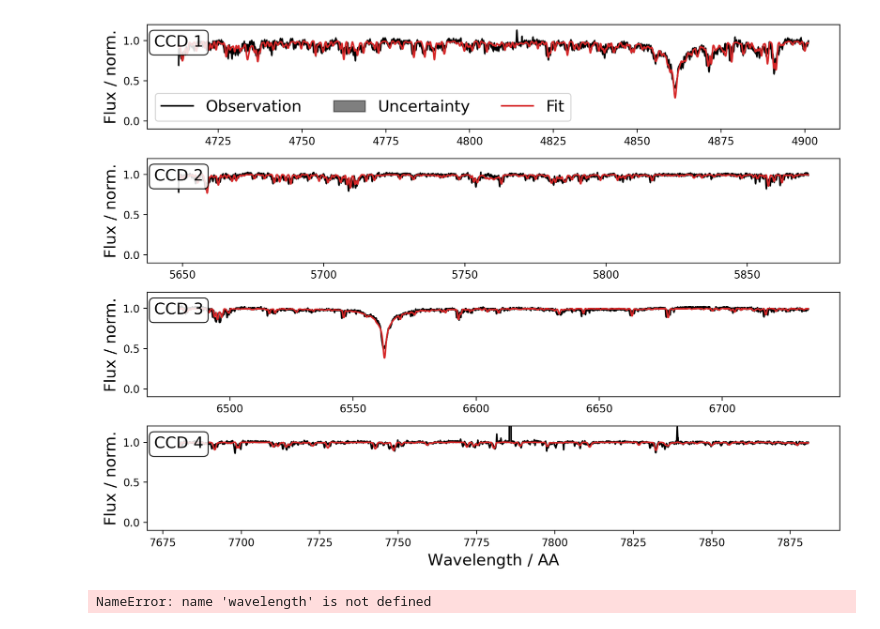
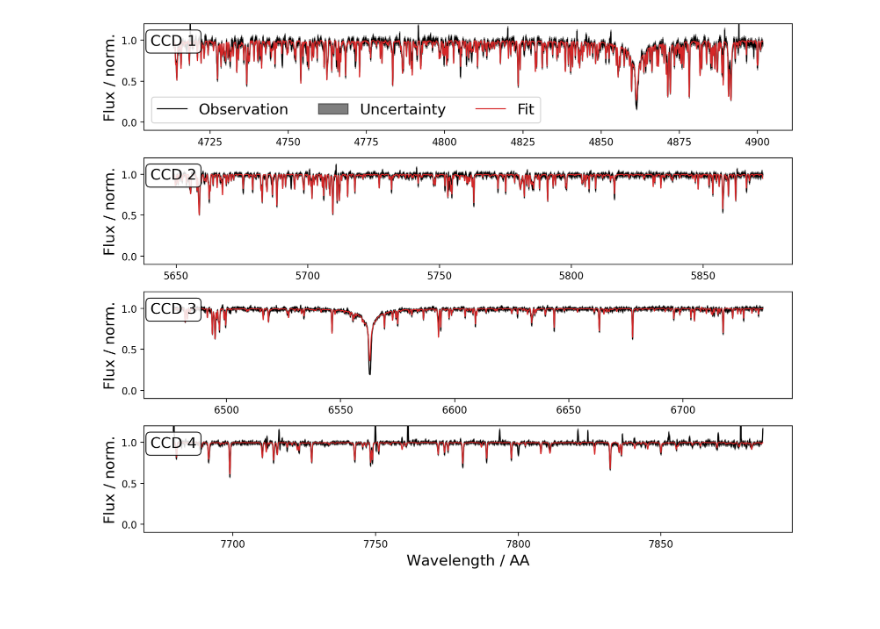
Before and after one commit to Rhianna2/Rhianna_ASTR3005, a Jupyter notebook: plot_spectra.ipynb, the cells around one changed output. Cells and saved outputs as stored; diff of their text form; code cells hidden in the pictures.

```diff
--- a/plot_spectra.ipynb
+++ b/plot_spectra.ipynb
@@ -45,7 +45,7 @@ def plot_spectrum(sobject_id, setup='allstar'):
         return
 
     # Create subplots
-    fig, gs = plt.subplots(4, 1, figsize=(10, 7.5), sharey=True)
+    fig, gs = plt.subplots(4, 1, figsize=(10, 8), sharey=True)
 
     for ccd in range(1, 5):
         ax = gs[ccd - 1]
@@ -62,67 +62,34 @@ def plot_spectrum(sobject_id, setup='allstar'):
         wavelength_in_ccd = (wavelength > ccd_start) & (wavelength < ccd_end)
 
         # Plot observed spectrum
         ax.plot(wavelength[wavelength_in_ccd], flux_observed[wavelength_in_ccd],
-                c='k', label='Observation')
+                c='k', label='Observation', linewidth=1 )
 
         # Overplot uncertainty region of obseration
         ax.fill_between(
             wavelength[wavelength_in_ccd],
             flux_observed[wavelength_in_ccd]-flux_uncertainty_observed[wavelength_in_ccd],
             flux_observed[wavelength_in_ccd]+flux_uncertainty_observed[wavelength_in_ccd],
             color = 'k', alpha=0.5, label='Uncertainty'
         )
 
         # Overplot model spectrum
         ax.plot(wavelength[wavelength_in_ccd], flux_model[wavelength_in_ccd],
-                c='C3', label='Fit')
+                c='C3', label='Fit', linewidth=1)
 
         # Setting legend for the first CCD only
         if ccd == 1:
             ax.legend(fontsize=15,ncol=3)
 
     # Set y-limits to focus on the relevant part of the spectrum
     ax.set_ylim(-0.1, 1.2)
 
     plt.tight_layout()
     save_path = f'plots/{sobject_id}_{setup}_spectrum.pdf'
     plt.savefig(save_path, dpi=200, bbox_inches='tight')
     plt.show()
 
 # Example usage
-plot_spectrum(170506006401384)
+plot_spectrum(140111002601042)
 # %% [output]
-[figure, old version]
+[figure, new version]
-# %%
-from astropy.timeseries import LombScargle
-import numpy as np
-
-def calculate_rotational_period(wavelength, flux_observed, time_series):
-    """
-    Calculate the rotational period from spectra using Lomb-Scargle periodogram.
-
-    Parameters:
-    - wavelength: Wavelength array.
-    - flux_observed: Observed flux array.
-    - time_series: Time values corresponding to each spectrum.
-
-    Returns:
-    - rotational_period: Estimated rotational period.
-    """
-    # Calculate the Lomb-Scargle periodogram
-    frequency, power = LombScargle(time_series, flux_observed).autopower()
-
-    # Find the frequency corresponding to the highest power
-    dominant_frequency = frequency[np.argmax(power)]
-
-    # Convert frequency to rotational period
-    rotational_period = 1 / dominant_frequency
-
-    return rotational_period
-
-# Example usage
-# Assuming you have 'wavelength', 'flux_observed', and 'time_series' arrays
-rotational_period = calculate_rotational_period(wavelength, flux_observed, time_series)
-print(f"Estimated Rotational Period: {rotational_period} days")
-# %% [output]
-NameError: name 'wavelength' is not defined
```
Also changed, not shown: parts of 1 cell of this notebook, 2 other files.
